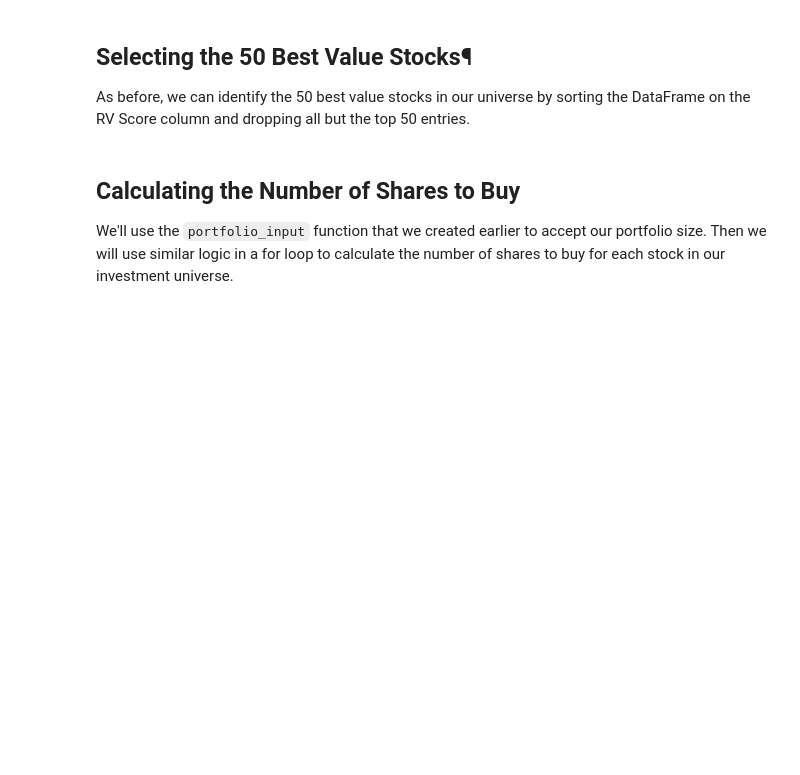
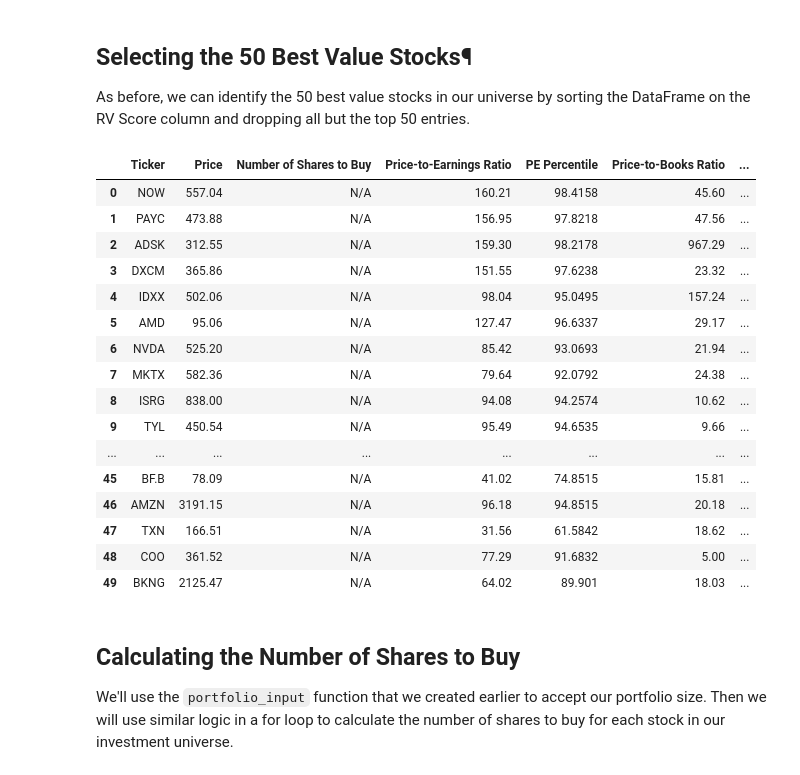
Before and after one commit to nickmccullum/algorithmic-trading-python, a Jupyter notebook: starter_files/003_quantitative_value_strategy.ipynb, the cells around one changed output. Cells and saved outputs as stored; diff of their text form; code cells hidden in the pictures; blank space fills up the shorter version.

Commit message:
Completed the Value Investing project.

```diff
--- a/starter_files/003_quantitative_value_strategy.ipynb
+++ b/starter_files/003_quantitative_value_strategy.ipynb
@@ -156,0 +188,7 @@ See the caveats in the documentation: http://pandas.pydata.org/pandas-docs/stabl
+# %%
+position_size = float(portfolio_size)/len(final_dataframe.index)
+
+for row in final_dataframe.index:
+    final_dataframe.loc[row, 'Number of Shares to Buy'] = math.floor(position_size/final_dataframe.loc[row, 'Price'])
+
+final_dataframe
@@ -229,0 +377,5 @@ Here is the code to do this:
+# %%
+for column in [ 'Price', 'Price-to-Earnings Ratio', 'Price-to-Books Ratio', 'Price-to-Sales Ratio', 'EV/EBITDA', 'EV/GP']:
+    print(column)
+    rv_dataframe[column].fillna(rv_dataframe[column].mean(), inplace=True)
+rv_dataframe
@@ -278,0 +420,15 @@ Name: EV/GP Percentile, Length: 505, dtype: object
+# %%
+metrics  = {
+    'Price-to-Earnings Ratio': 'PE Percentile',
+    'Price-to-Books Ratio':'PB Percentile',
+    'Price-to-Sales Ratio': 'PS Percentile',
+    'EV/EBITDA': 'EV/EBITDA Percentile',
+    'EV/GP': 'EV/GP Percentile'
+}
+
+for metric in metrics.keys():
+    for row in rv_dataframe.index:
+        rv_dataframe.loc[row, metrics[metric]] = stats.percentileofscore(rv_dataframe[metric], rv_dataframe.loc[row, metric])
+
+
+rv_dataframe
@@ -300,0 +456,11 @@ To calculate arithmetic mean, we will use the mean function from Python's built-
+# %%
+from statistics import mean
+
+for row in rv_dataframe.index:
+    value_percentiles = []
+    for metric in metrics.keys():
+        value_percentiles.append(rv_dataframe.loc[row, metrics[metric]])
+
+    rv_dataframe.loc[row, "RV Score"] = mean(value_percentiles)
+    #print(value_percentiles)
+rv_dataframe
@@ -302,6 +482,29 @@ To calculate arithmetic mean, we will use the mean function from Python's built-
 ## Selecting the 50 Best Value Stocks¶
 
 As before, we can identify the 50 best value stocks in our universe by sorting the DataFrame on the RV Score column and dropping all but the top 50 entries.
+# %%
+rv_dataframe.sort_values('RV Score', ascending=False, inplace=True)
+rv_dataframe = rv_dataframe[:50]
+rv_dataframe.reset_index(drop=True, inplace=True)
+rv_dataframe
+# %% [output]
+|  | Ticker | Price | Number of Shares to Buy | Price-to-Earnings Ratio | PE Percentile | Price-to-Books Ratio | ... |
+| 0 | NOW | 557.04 | N/A | 160.21 | 98.4158 | 45.60 | ... |
+| 1 | PAYC | 473.88 | N/A | 156.95 | 97.8218 | 47.56 | ... |
+| 2 | ADSK | 312.55 | N/A | 159.30 | 98.2178 | 967.29 | ... |
+| 3 | DXCM | 365.86 | N/A | 151.55 | 97.6238 | 23.32 | ... |
+| 4 | IDXX | 502.06 | N/A | 98.04 | 95.0495 | 157.24 | ... |
+| 5 | AMD | 95.06 | N/A | 127.47 | 96.6337 | 29.17 | ... |
+| 6 | NVDA | 525.20 | N/A | 85.42 | 93.0693 | 21.94 | ... |
+| 7 | MKTX | 582.36 | N/A | 79.64 | 92.0792 | 24.38 | ... |
+| 8 | ISRG | 838.00 | N/A | 94.08 | 94.2574 | 10.62 | ... |
+| 9 | TYL | 450.54 | N/A | 95.49 | 94.6535 | 9.66 | ... |
+| ... | ... | ... | ... | ... | ... | ... | ... |
+| 45 | BF.B | 78.09 | N/A | 41.02 | 74.8515 | 15.81 | ... |
+| 46 | AMZN | 3191.15 | N/A | 96.18 | 94.8515 | 20.18 | ... |
+| 47 | TXN | 166.51 | N/A | 31.56 | 61.5842 | 18.62 | ... |
+| 48 | COO | 361.52 | N/A | 77.29 | 91.6832 | 5.00 | ... |
+| 49 | BKNG | 2125.47 | N/A | 64.02 | 89.901 | 18.03 | ... |
 # %% [markdown]
 ## Calculating the Number of Shares to Buy
 We'll use the `portfolio_input` function that we created earlier to accept our portfolio size. Then we will use similar logic in a for loop to calculate the number of shares to buy for each stock in our investment universe.
```
Also changed, not shown: parts of 41 cells of this notebook, 2 other files.
